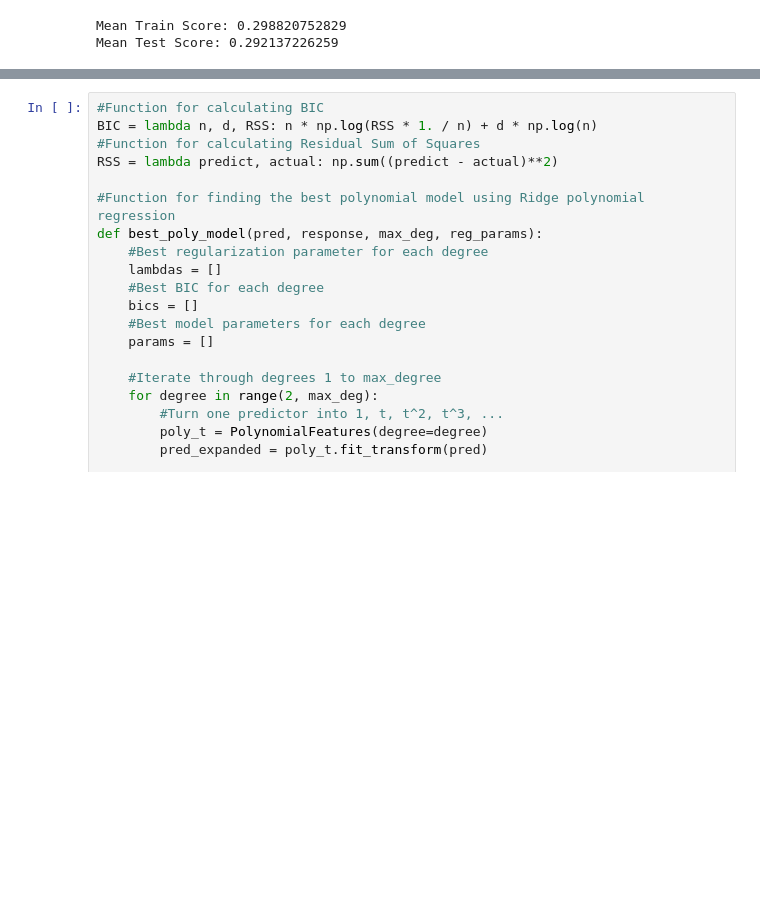
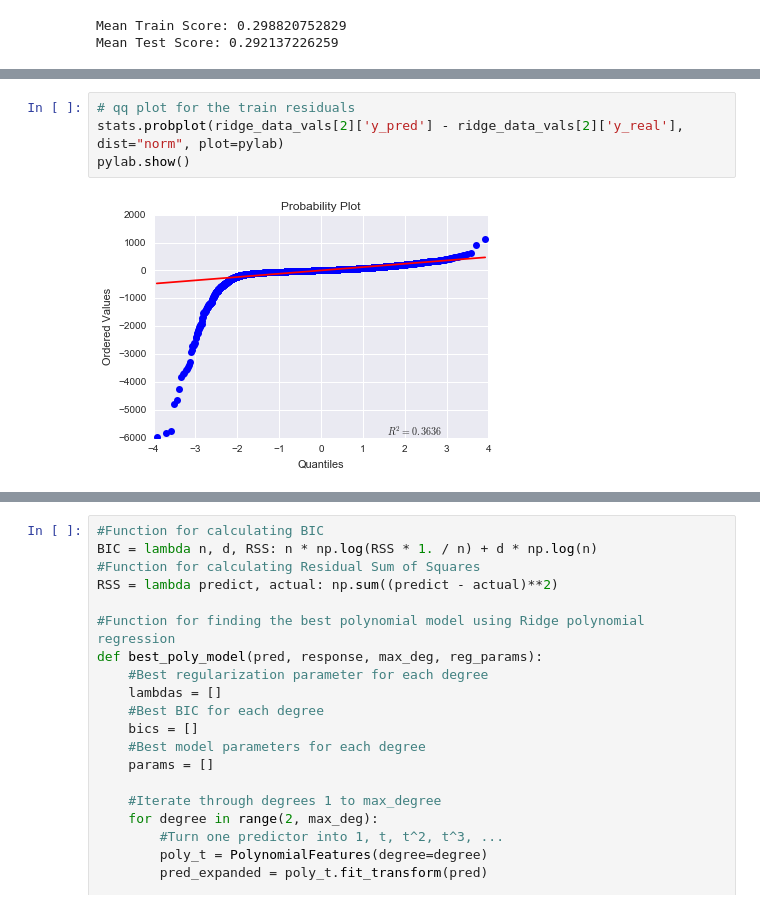
Before and after one commit to samuelklam/airbnb-pricing-prediction, a Jupyter notebook: data-modeling/data-modeling-baseline.ipynb, the cells around one changed output, grey strips where cells are left out. Cells and saved outputs as stored; diff of their text form; blank space fills up the shorter version.

```diff
--- a/data-modeling/data-modeling-baseline.ipynb
+++ b/data-modeling/data-modeling-baseline.ipynb
@@ -90,3 +170,9 @@ Mean Test Score: 0.292137226259
+# %%
+# qq plot for the train residuals
+stats.probplot(ridge_data_vals[2]['y_pred'] - ridge_data_vals[2]['y_real'], dist="norm", plot=pylab)
+pylab.show()
+# %% [output]
+[figure, added]
 # %%
 # lasso regression: compute train and test score
 def lasso_regression(x, y):
```
Also changed, not shown: parts of 15 cells of this notebook, 2 other files.
